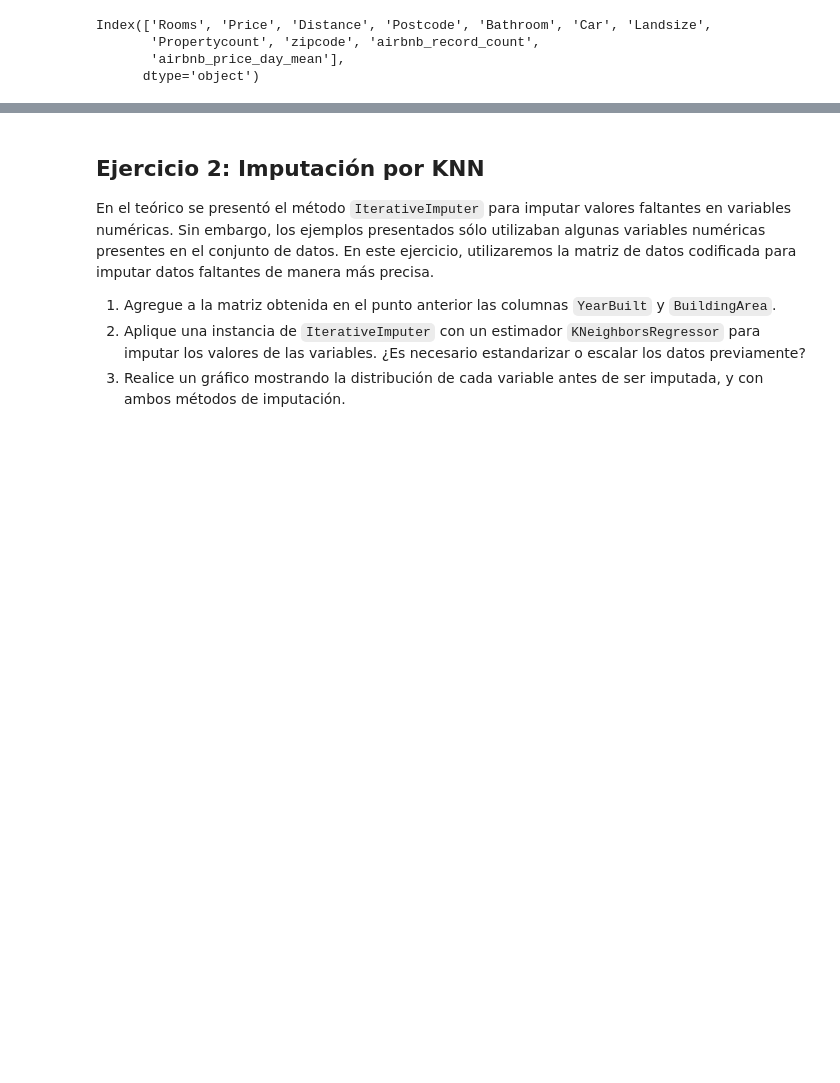
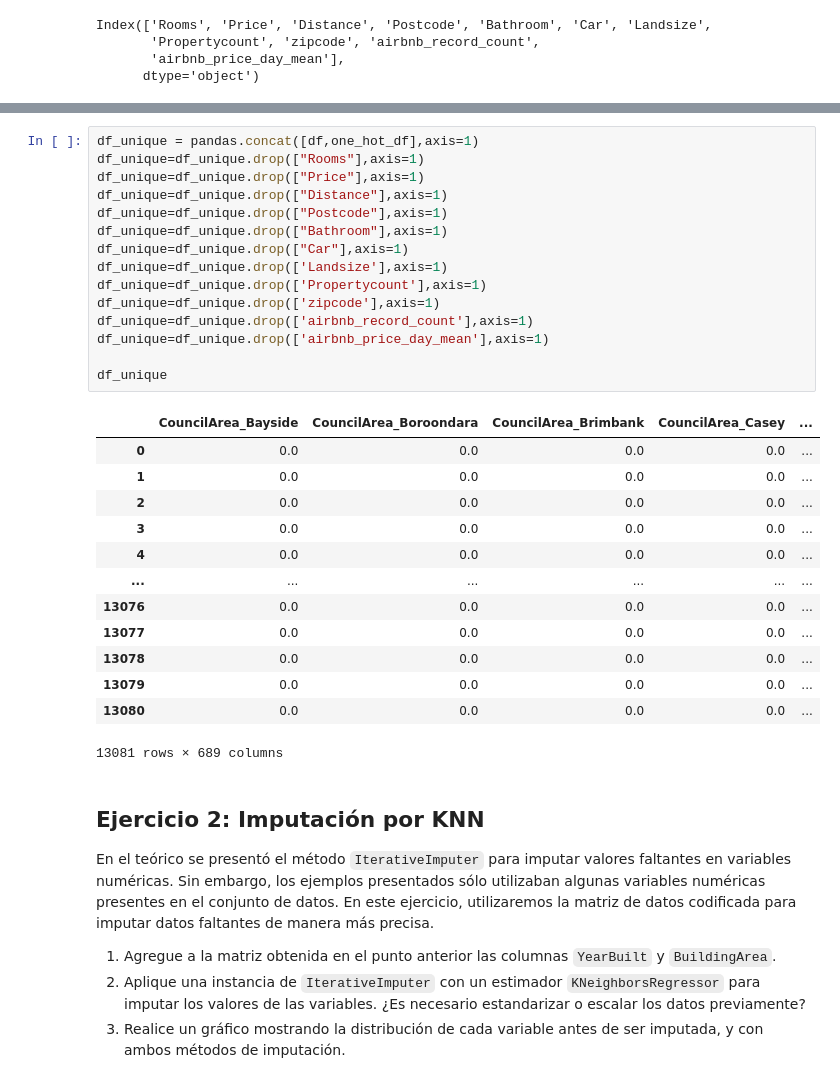
Before and after one commit to eliasexequiel/diplodatos, a Jupyter notebook: 02_analisis_y_curacion/entregable_parte2_wolfmann.ipynb, the cells around one changed output, grey strips where cells are left out. Cells and saved outputs as stored; diff of their text form; blank space fills up the shorter version.

```diff
--- a/02_analisis_y_curacion/entregable_parte2_wolfmann.ipynb
+++ b/02_analisis_y_curacion/entregable_parte2_wolfmann.ipynb
@@ -72,3 +101,32 @@ encoder.categories_
+# %%
+df_unique = pandas.concat([df,one_hot_df],axis=1)
+df_unique=df_unique.drop(["Rooms"],axis=1)
+df_unique=df_unique.drop(["Price"],axis=1)
+df_unique=df_unique.drop(["Distance"],axis=1)
+df_unique=df_unique.drop(["Postcode"],axis=1)
+df_unique=df_unique.drop(["Bathroom"],axis=1)
+df_unique=df_unique.drop(["Car"],axis=1)
+df_unique=df_unique.drop(['Landsize'],axis=1)
+df_unique=df_unique.drop(['Propertycount'],axis=1)
+df_unique=df_unique.drop(['zipcode'],axis=1)
+df_unique=df_unique.drop(['airbnb_record_count'],axis=1)
+df_unique=df_unique.drop(['airbnb_price_day_mean'],axis=1)
+
+df_unique
+# %% [output]
+|  | CouncilArea_Bayside | CouncilArea_Boroondara | CouncilArea_Brimbank | CouncilArea_Casey | ... |
+| 0 | 0.0 | 0.0 | 0.0 | 0.0 | ... |
+| 1 | 0.0 | 0.0 | 0.0 | 0.0 | ... |
+| 2 | 0.0 | 0.0 | 0.0 | 0.0 | ... |
+| 3 | 0.0 | 0.0 | 0.0 | 0.0 | ... |
+| 4 | 0.0 | 0.0 | 0.0 | 0.0 | ... |
+| ... | ... | ... | ... | ... | ... |
+| 13076 | 0.0 | 0.0 | 0.0 | 0.0 | ... |
+| 13077 | 0.0 | 0.0 | 0.0 | 0.0 | ... |
+| 13078 | 0.0 | 0.0 | 0.0 | 0.0 | ... |
+| 13079 | 0.0 | 0.0 | 0.0 | 0.0 | ... |
+| 13080 | 0.0 | 0.0 | 0.0 | 0.0 | ... |
+13081 rows × 689 columns
 # %% [markdown]
 ## Ejercicio 2: Imputación por KNN
 
```
Also changed, not shown: parts of 14 cells of this notebook.
